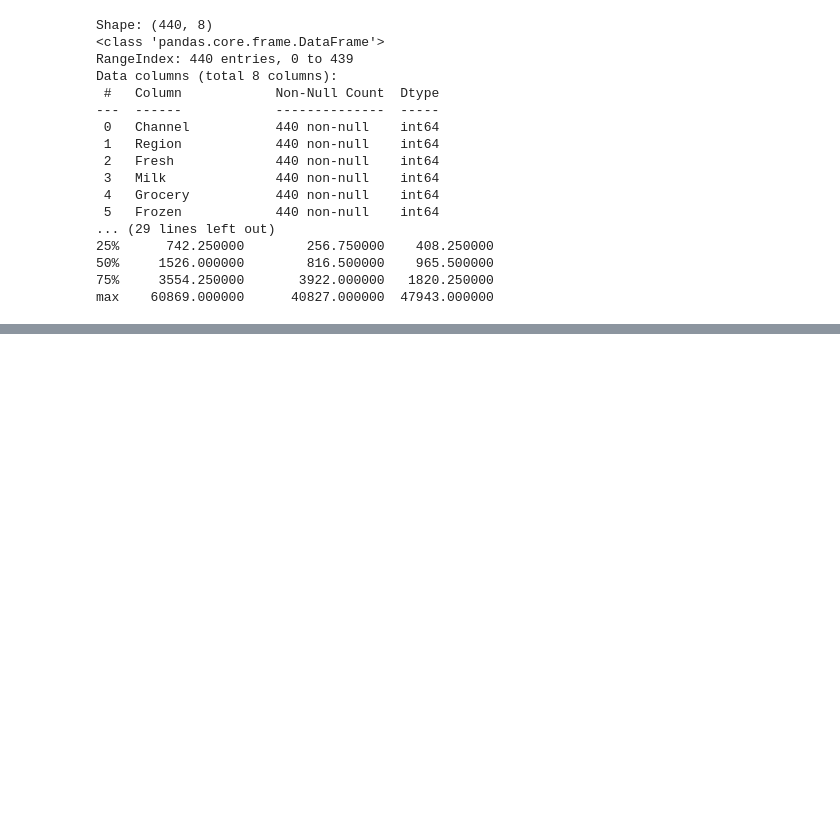
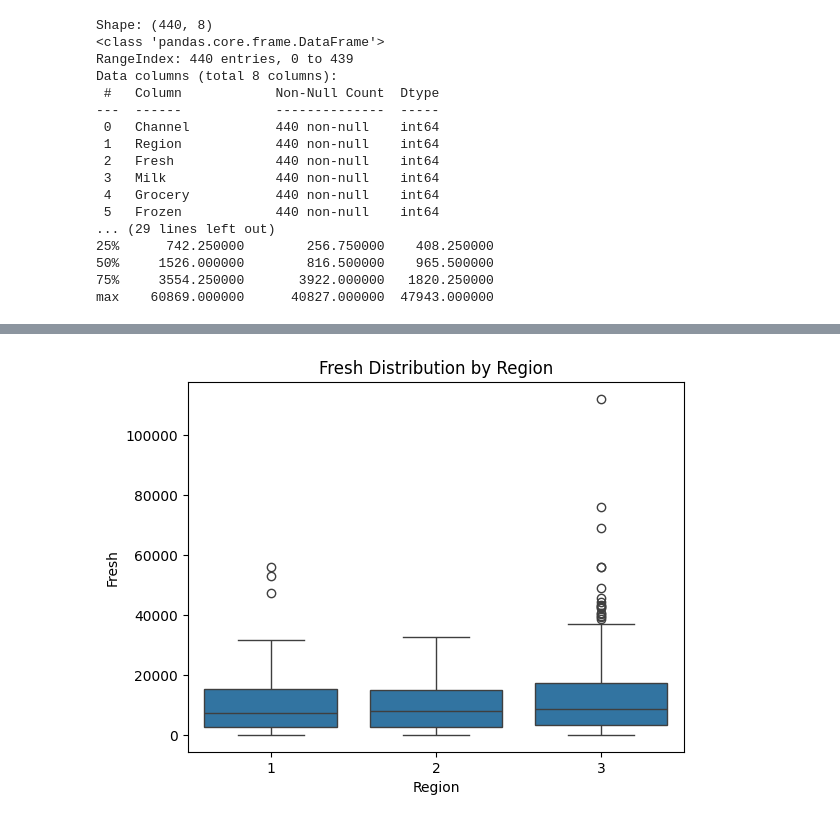
Before and after one commit to varsha-reddy18/Data_Analysis, a Jupyter notebook: dataset1.ipynb, the cells around one changed output, grey strips where cells are left out. Cells and saved outputs as stored; diff of their text form; code cells hidden in the pictures; blank space fills up the shorter version.

```diff
--- a/dataset1.ipynb
+++ b/dataset1.ipynb
@@ -108,0 +125,7 @@ plt.show()
+# %%
+# Boxplot of Fare by Class
+sns.boxplot(x='Region', y='Fresh', data=df)
+plt.title("Fresh Distribution by Region")
+plt.show()
+# %% [output]
+[figure, added]
```
Also changed, not shown: parts of 5 cells of this notebook, 2 other files.
